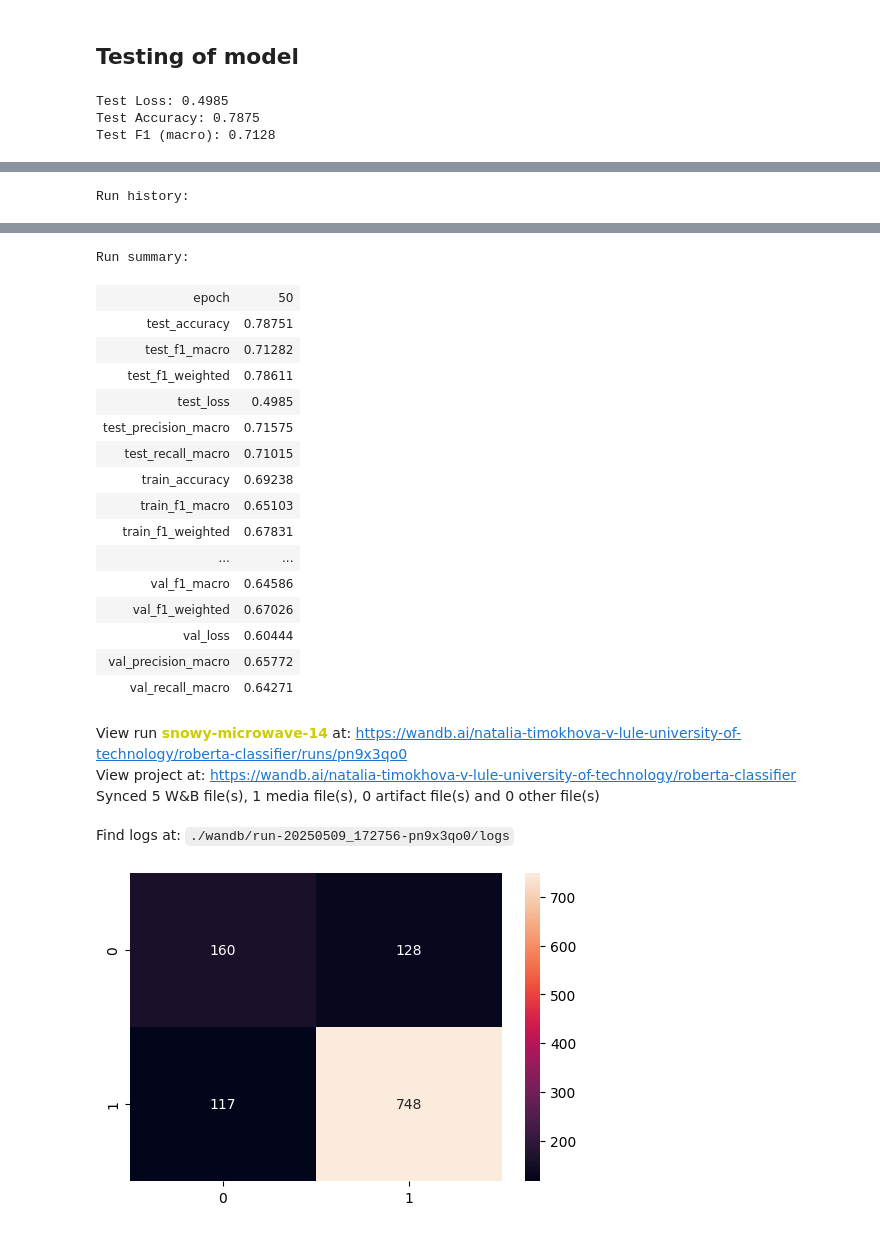
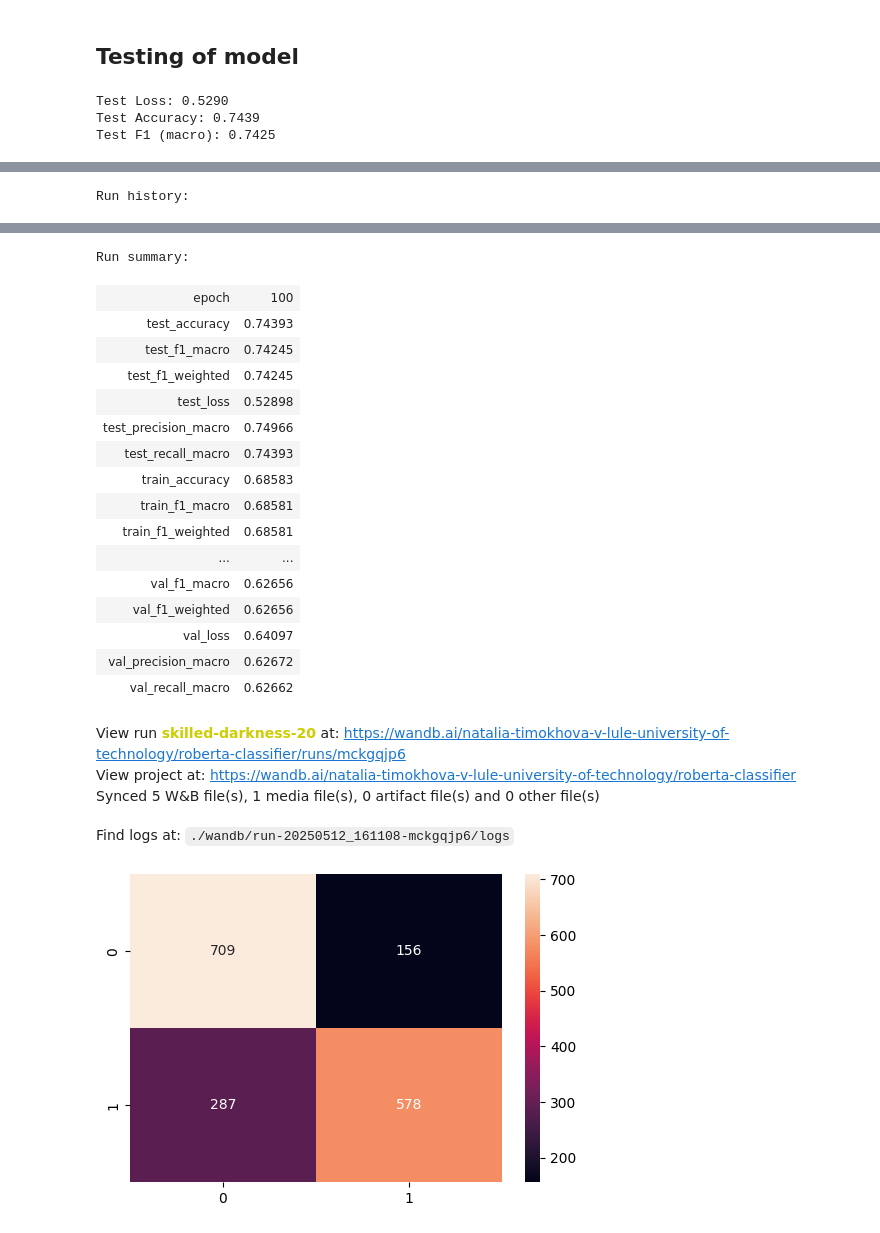
Before and after one commit to NataliaTimokhova/HateSpeechDetection, a Jupyter notebook: notebooks/HateSpeechDetection.ipynb, the cells around one changed output, grey strips where cells are left out. Saved outputs shown, nothing was run; the diff lists cells and outputs as text; code cells hidden in the pictures.

```diff
--- a/notebooks/HateSpeechDetection.ipynb
+++ b/notebooks/HateSpeechDetection.ipynb
@@ -45,6 +61,9 @@ class CustomClassifier(nn.Module):
         self.base = AutoModel.from_pretrained(model_name)
         config = AutoConfig.from_pretrained(model_name)
         hidden_size = config.hidden_size  # Dynamically get the model's hidden size
+
+
+        print(hidden_size)
 
         # Freeze all parameters of the base model
         for param in self.base.parameters():
@@ -58,7 +77,7 @@ class CustomClassifier(nn.Module):
             nn.Linear(128, 2)
         )
 
-    def forward(self, input_ids, attention_mask, labels=None):
+    def forward(self, input_ids, attention_mask, class_weights_tensor = None, labels=None):
         outputs = self.base(input_ids=input_ids, attention_mask=attention_mask)
 
         # Pooling strategy: either CLS token or mean pooling over token embeddings
@@ -75,7 +94,7 @@ class CustomClassifier(nn.Module):
 
         # If labels are provided, calculate the loss
         if labels is not None:
-            loss_fn = nn.CrossEntropyLoss()
+            loss_fn = nn.CrossEntropyLoss(weight=class_weights_tensor)
             loss = loss_fn(logits, labels)
             return logits, loss
 
@@ -129,13 +157,18 @@ test_loader = DataLoader(test_dataset, batch_size=32)
+# %%
+class_weights = compute_class_weight(
+    class_weight="balanced",
+    classes=np.unique(os_train_df[label]),
+    y=os_train_df[label]
+)
+
+class_weights_tensor = torch.tensor(class_weights, dtype=torch.float).to(device)
 # %% [markdown]
 ## Training and evaluation of model
 # %%
-# Use GPU if available
-device = torch.device("cuda" if torch.cuda.is_available() else "cpu")
-
 # Initialize model
 model = CustomClassifier(model_name, pooling="cls").to(device)
 
 # Optimizer only for the classification head
 optimizer = torch.optim.AdamW(model.classifier.parameters(), lr=2e-4)
-epochs = 50
+epochs = 100
 # %% [output]
@@ -172,5 +195,5 @@ View run at https://wandb.ai/natalia-timokhova-v-lule-university-of-technology/r
 <wandb.sdk.wandb_run.Run at 0x...>
 # %%
-train_model(model, train_loader, val_loader, optimizer, device, epochs)
+train_model(model, train_loader, val_loader, optimizer, device, class_weights_tensor, epochs)
 # %% [output]
 Epoch 1
@@ -197,10 +216,10 @@ Val F1 (macro): 0.6459
 # %% [markdown]
 ## Testing of model
 # %%
-test_model(model, test_loader, device, phase = "test")
+test_model(model, test_loader, device, class_weights_tensor, phase = "test")
 # %% [output]
-Test Loss: 0.4985
-Test Accuracy: 0.7875
-Test F1 (macro): 0.7128
+Test Loss: 0.5290
+Test Accuracy: 0.7439
+Test F1 (macro): 0.7425
 [interactive output not drawn]
 Run history:
@@ -223,22 +242,22 @@ Run history:
 Run summary:
-| epoch | 50 |
-| test_accuracy | 0.78751 |
-| test_f1_macro | 0.71282 |
-| test_f1_weighted | 0.78611 |
-| test_loss | 0.4985 |
-| test_precision_macro | 0.71575 |
-| test_recall_macro | 0.71015 |
-| train_accuracy | 0.69238 |
-| train_f1_macro | 0.65103 |
-| train_f1_weighted | 0.67831 |
+| epoch | 100 |
+| test_accuracy | 0.74393 |
+| test_f1_macro | 0.74245 |
+| test_f1_weighted | 0.74245 |
+| test_loss | 0.52898 |
+| test_precision_macro | 0.74966 |
+| test_recall_macro | 0.74393 |
+| train_accuracy | 0.68583 |
+| train_f1_macro | 0.68581 |
+| train_f1_weighted | 0.68581 |
 | ... | ... |
-| val_f1_macro | 0.64586 |
-| val_f1_weighted | 0.67026 |
-| val_loss | 0.60444 |
-| val_precision_macro | 0.65772 |
-| val_recall_macro | 0.64271 |
+| val_f1_macro | 0.62656 |
+| val_f1_weighted | 0.62656 |
+| val_loss | 0.64097 |
+| val_precision_macro | 0.62672 |
+| val_recall_macro | 0.62662 |
-View run snowy-microwave-14 at: https://wandb.ai/natalia-timokhova-v-lule-university-of-technology/roberta-classifier/runs/pn9x3qo0
+View run skilled-darkness-20 at: https://wandb.ai/natalia-timokhova-v-lule-university-of-technology/roberta-classifier/runs/mckgqjp6
 View project at: https://wandb.ai/natalia-timokhova-v-lule-university-of-technology/roberta-classifier
 Synced 5 W&B file(s), 1 media file(s), 0 artifact file(s) and 0 other file(s)
-Find logs at: ./wandb/run-20250509_172756-pn9x3qo0/logs
+Find logs at: ./wandb/run-20250512_161108-mckgqjp6/logs
-[figure, old version]
+[figure, new version]
```
Also changed, not shown: parts of 16 cells of this notebook, 1 other file.
